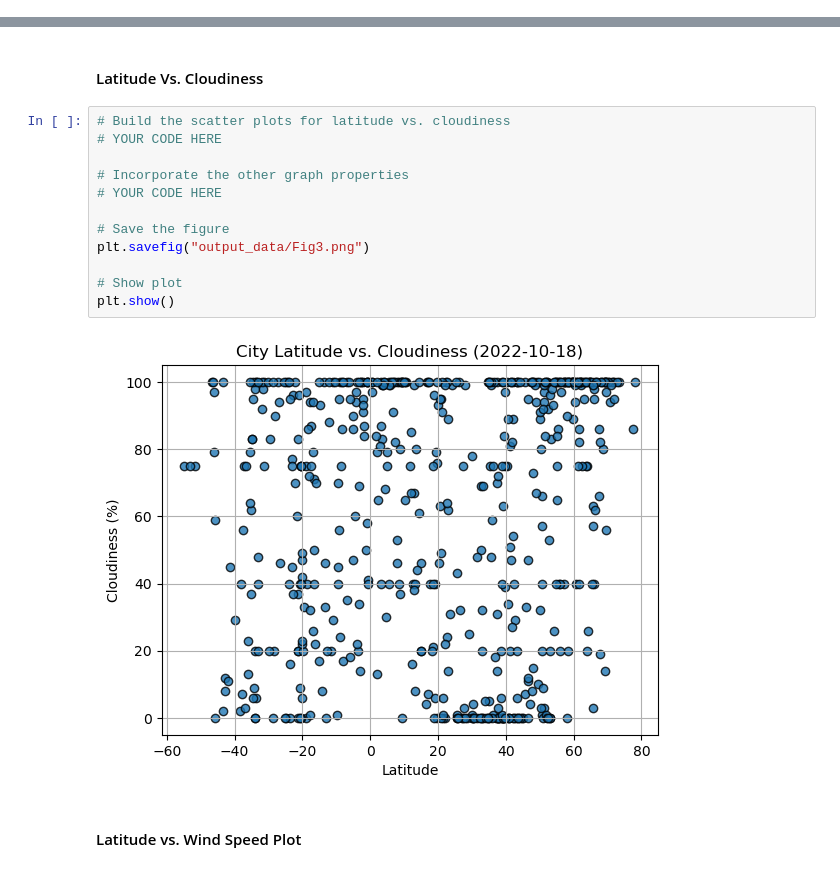
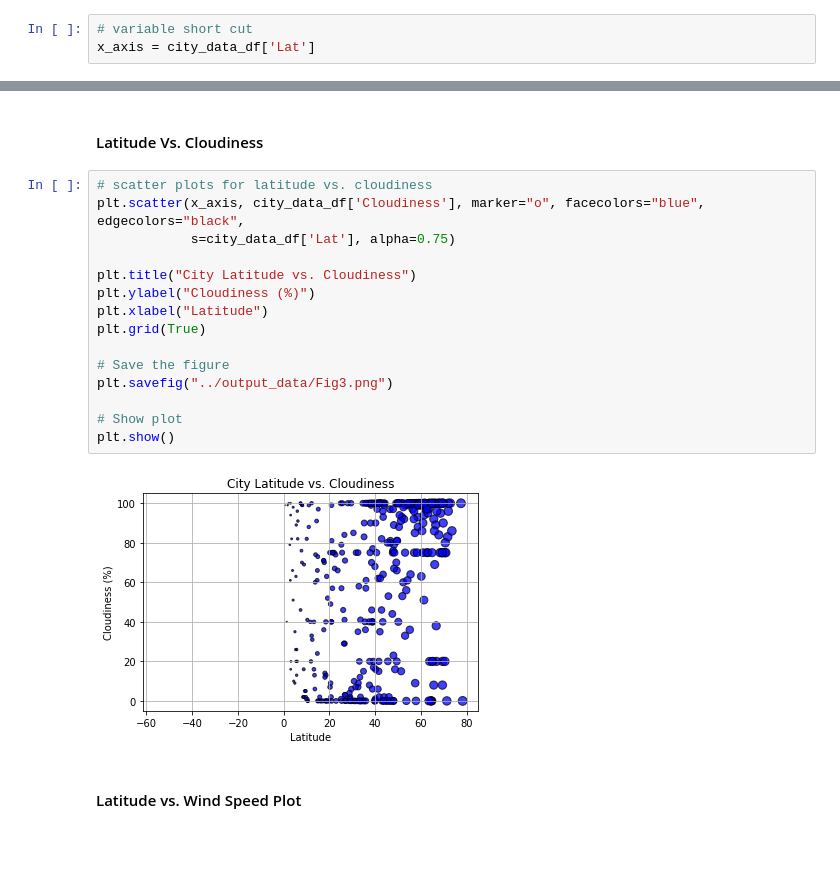
Before and after one commit to mvogel3/python-api-challenge, a Jupyter notebook: Starter_Code/starter_code/WeatherPy-analysis.ipynb, the cells around one changed output, grey strips where cells are left out. Drawn from its saved outputs; the diff is of its cells as text; blank space fills up the shorter version.

```diff
--- a/Starter_Code/starter_code/WeatherPy-analysis.ipynb
+++ b/Starter_Code/starter_code/WeatherPy-analysis.ipynb
@@ -207,0 +192,3 @@ plt.show()
+# %%
+# variable short cut
+x_axis = city_data_df['Lat']
@@ -224,18 +232,21 @@ plt.show()
 # %% [markdown]
 #### Latitude Vs. Cloudiness
 # %%
-# Build the scatter plots for latitude vs. cloudiness
-# YOUR CODE HERE
+# scatter plots for latitude vs. cloudiness
+plt.scatter(x_axis, city_data_df['Cloudiness'], marker="o", facecolors="blue", edgecolors="black",
+            s=city_data_df['Lat'], alpha=0.75)
 
-# Incorporate the other graph properties
-# YOUR CODE HERE
+plt.title("City Latitude vs. Cloudiness")
+plt.ylabel("Cloudiness (%)")
+plt.xlabel("Latitude")
+plt.grid(True)
 
 # Save the figure
-plt.savefig("output_data/Fig3.png")
+plt.savefig("../output_data/Fig3.png")
 
 # Show plot
 plt.show()
 # %% [output]
-[figure, old version]
+[figure, new version]
 # %% [markdown]
 #### Latitude vs. Wind Speed Plot
```
Also changed, not shown: parts of 9 cells of this notebook, 4 other files.
